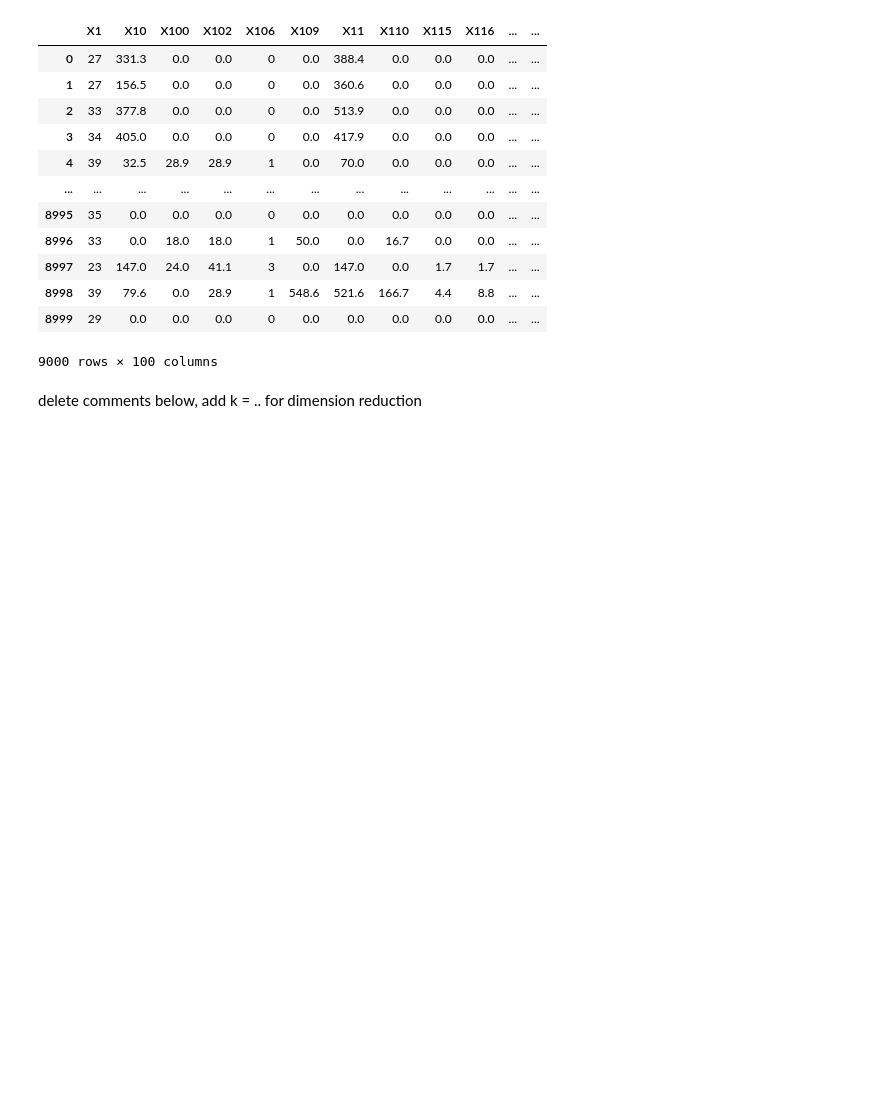
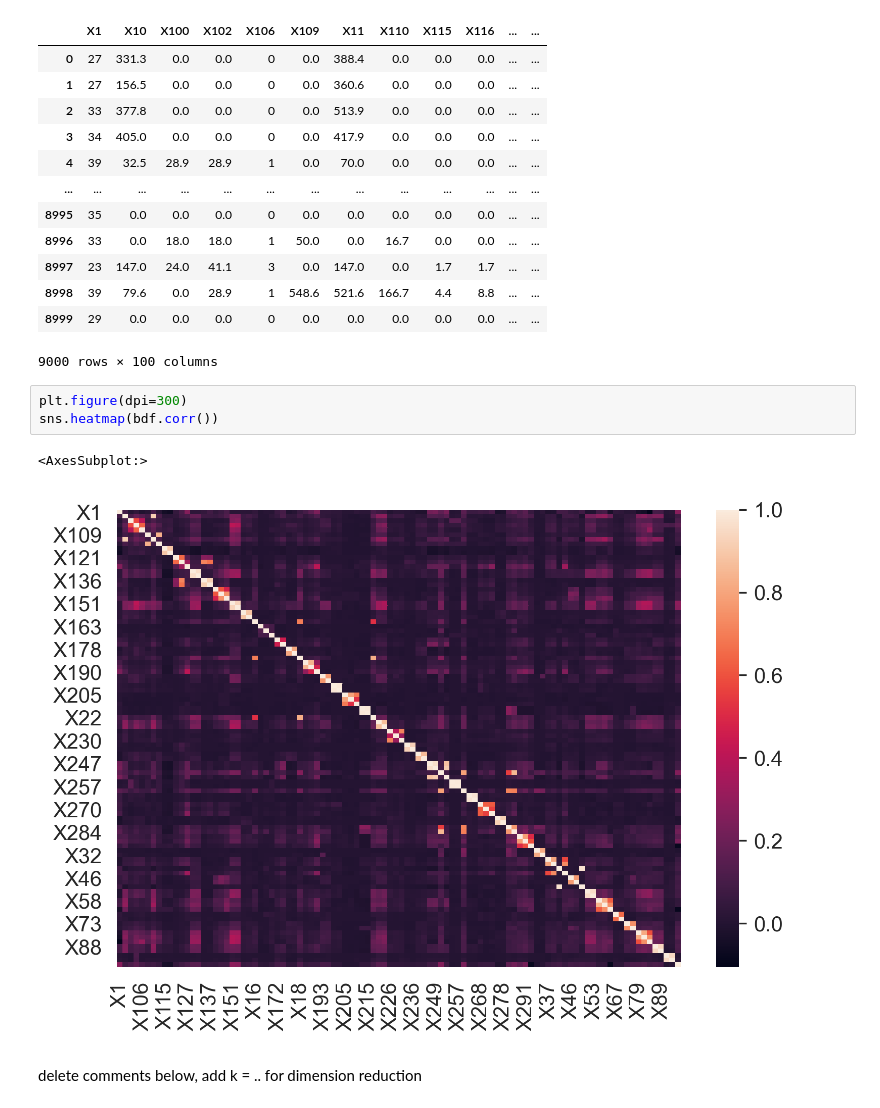
Before and after one commit to yaaqbp/xai, a Jupyter notebook: best_features.ipynb, the cells around one changed output. Drawn from its saved outputs; the diff is of its cells as text; blank space fills up the shorter version.

```diff
--- a/best_features.ipynb
+++ b/best_features.ipynb
@@ -105,6 +106,12 @@ bdf
 | 8998 | 39 | 79.6 | 0.0 | 28.9 | 1 | 548.6 | 521.6 | 166.7 | 4.4 | 8.8 | ... | ... |
 | 8999 | 29 | 0.0 | 0.0 | 0.0 | 0 | 0.0 | 0.0 | 0.0 | 0.0 | 0.0 | ... | ... |
 9000 rows × 100 columns
+# %%
+plt.figure(dpi=300)
+sns.heatmap(bdf.corr())
+# %% [output]
+<AxesSubplot:>
+[figure, added]
 # %% [markdown]
 delete comments below, add k = .. for dimension reduction
 # %%
```
Also changed, not shown: parts of 18 cells of this notebook.
